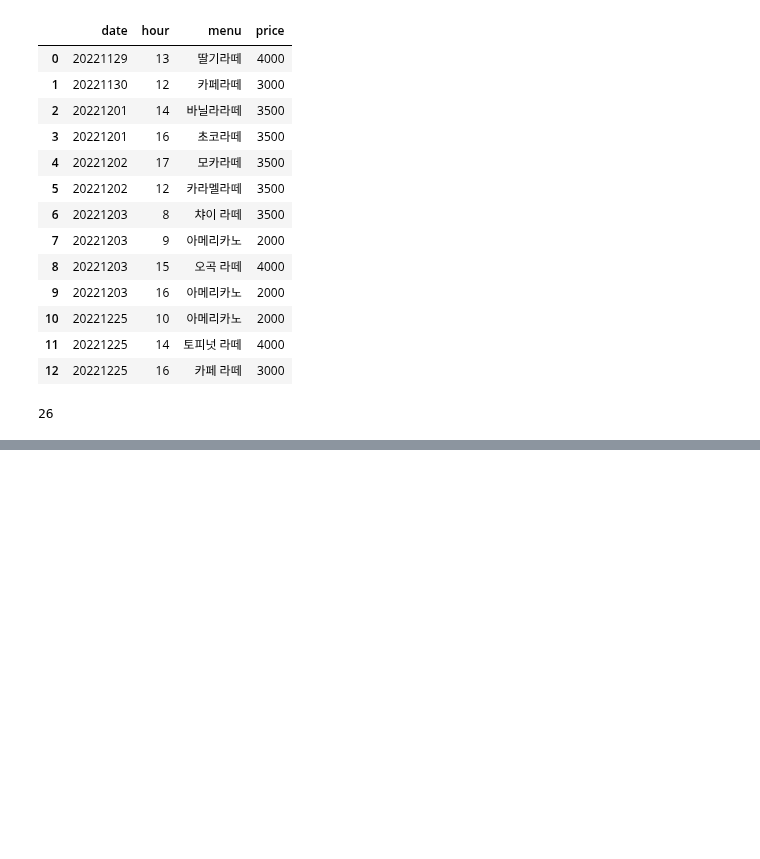
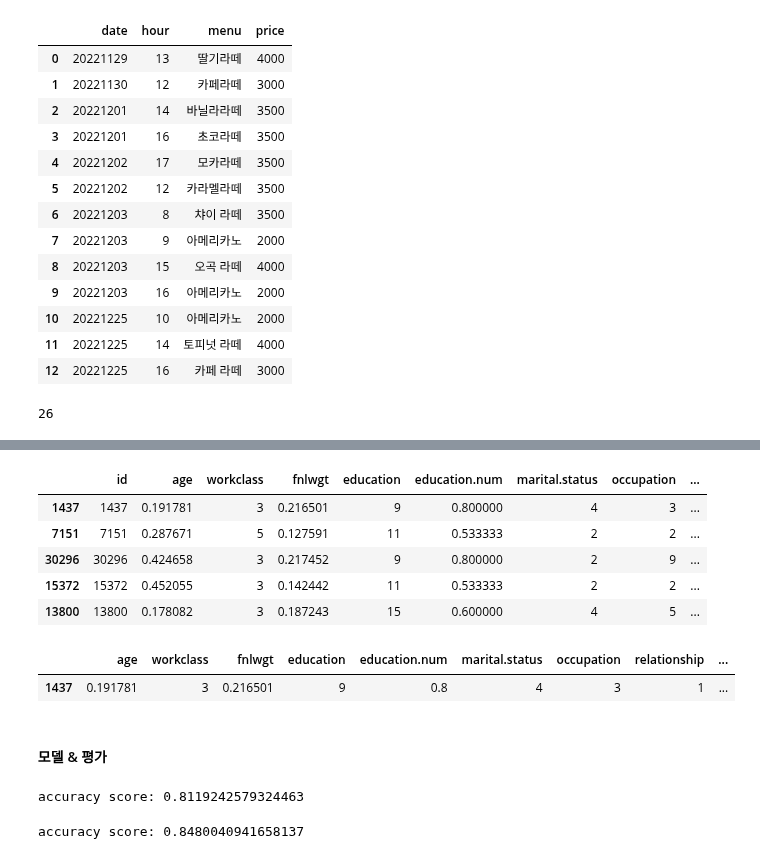
Before and after one commit to zudata/BEAKJOON, a Jupyter notebook: study/Big Data Certification study.ipynb, the cells around one changed output, grey strips where cells are left out. Saved outputs shown, nothing was run; the diff lists cells and outputs as text; code cells hidden in the pictures; blank space fills up the shorter version.

```diff
--- a/study/Big Data Certification study.ipynb
+++ b/study/Big Data Certification study.ipynb
@@ -2398,0 +2472,9 @@ dtype: int64
+# %%
+X_tr.head()
+# %% [output]
+|  | id | age | workclass | fnlwgt | education | education.num | marital.status | occupation | ... |
+| 1437 | 1437 | 0.191781 | 3 | 0.216501 | 9 | 0.800000 | 4 | 3 | ... |
+| 7151 | 7151 | 0.287671 | 5 | 0.127591 | 11 | 0.533333 | 2 | 2 | ... |
+| 30296 | 30296 | 0.424658 | 3 | 0.217452 | 9 | 0.800000 | 2 | 9 | ... |
+| 15372 | 15372 | 0.452055 | 3 | 0.142442 | 11 | 0.533333 | 2 | 2 | ... |
+| 13800 | 13800 | 0.178082 | 3 | 0.187243 | 15 | 0.600000 | 4 | 5 | ... |
@@ -2398,0 +2485,29 @@ dtype: int64
+# %%
+# id 삭제된 것 확인
+X_tr.head(1)
+# %% [output]
+|  | age | workclass | fnlwgt | education | education.num | marital.status | occupation | relationship | ... |
+| 1437 | 0.191781 | 3 | 0.216501 | 9 | 0.8 | 4 | 3 | 1 | ... |
+# %% [markdown]
+#### 모델 & 평가
+# %%
+# 의사결정나무
+from sklearn.tree import DecisionTreeClassifier
+from sklearn.metrics import accuracy_score
+
+model = DecisionTreeClassifier(random_state = 2022)
+model.fit(X_tr, y_tr)
+pred = model.predict(X_val)
+print('accuracy score:', (accuracy_score(y_val, pred)))
+# %% [output]
+accuracy score: 0.8119242579324463
+# %%
+# 랜덤포레스트
+from sklearn.ensemble import RandomForestClassifier
+
+model = RandomForestClassifier(random_state = 2022)
+model.fit(X_tr, y_tr)
+pred = model.predict(X_val)
+print('accuracy score:', (accuracy_score(y_val, pred)))
+# %% [output]
+accuracy score: 0.8480040941658137
```
Also changed, not shown: parts of 156 cells of this notebook.
